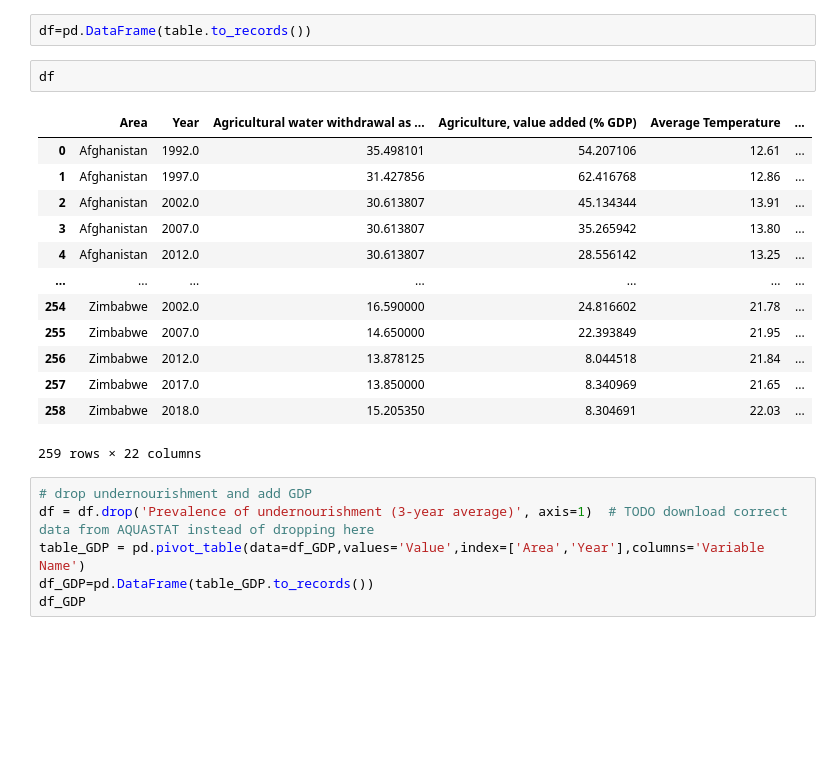
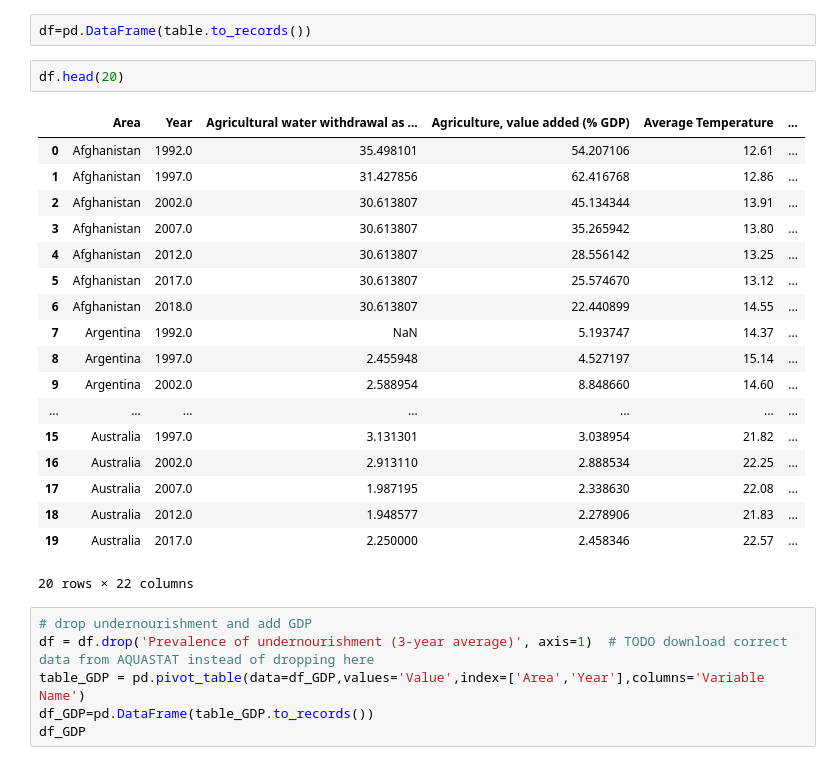
Before and after one commit to karlpolak/MDA-project, a Jupyter notebook: mixed model.ipynb, the cells around one changed output. Drawn from its saved outputs; the diff is of its cells as text; blank space fills up the shorter version.

```diff
--- a/mixed model.ipynb
+++ b/mixed model.ipynb
@@ -48,21 +48,26 @@ table = pd.pivot_table(data=df,values='Value',index=['Area','Year'],columns='Var
 # %%
 df=pd.DataFrame(table.to_records())
 # %%
-df
+df.head(20)
 # %% [output]
 |  | Area | Year | Agricultural water withdrawal as ... | Agriculture, value added (% GDP) | Average Temperature | ... |
 | 0 | Afghanistan | 1992.0 | 35.498101 | 54.207106 | 12.61 | ... |
 | 1 | Afghanistan | 1997.0 | 31.427856 | 62.416768 | 12.86 | ... |
 | 2 | Afghanistan | 2002.0 | 30.613807 | 45.134344 | 13.91 | ... |
 | 3 | Afghanistan | 2007.0 | 30.613807 | 35.265942 | 13.80 | ... |
 | 4 | Afghanistan | 2012.0 | 30.613807 | 28.556142 | 13.25 | ... |
+| 5 | Afghanistan | 2017.0 | 30.613807 | 25.574670 | 13.12 | ... |
+| 6 | Afghanistan | 2018.0 | 30.613807 | 22.440899 | 14.55 | ... |
+| 7 | Argentina | 1992.0 | NaN | 5.193747 | 14.37 | ... |
+| 8 | Argentina | 1997.0 | 2.455948 | 4.527197 | 15.14 | ... |
+| 9 | Argentina | 2002.0 | 2.588954 | 8.848660 | 14.60 | ... |
 | ... | ... | ... | ... | ... | ... | ... |
-| 254 | Zimbabwe | 2002.0 | 16.590000 | 24.816602 | 21.78 | ... |
-| 255 | Zimbabwe | 2007.0 | 14.650000 | 22.393849 | 21.95 | ... |
-| 256 | Zimbabwe | 2012.0 | 13.878125 | 8.044518 | 21.84 | ... |
-| 257 | Zimbabwe | 2017.0 | 13.850000 | 8.340969 | 21.65 | ... |
-| 258 | Zimbabwe | 2018.0 | 15.205350 | 8.304691 | 22.03 | ... |
+| 15 | Australia | 1997.0 | 3.131301 | 3.038954 | 21.82 | ... |
+| 16 | Australia | 2002.0 | 2.913110 | 2.888534 | 22.25 | ... |
+| 17 | Australia | 2007.0 | 1.987195 | 2.338630 | 22.08 | ... |
+| 18 | Australia | 2012.0 | 1.948577 | 2.278906 | 21.83 | ... |
+| 19 | Australia | 2017.0 | 2.250000 | 2.458346 | 22.57 | ... |
-259 rows × 22 columns
+20 rows × 22 columns
 # %%
 # drop undernourishment and add GDP
 df = df.drop('Prevalence of undernourishment (3-year average)', axis=1)  # TODO download correct data from AQUASTAT instead of dropping here
```
Also changed, not shown: parts of 7 cells of this notebook.
